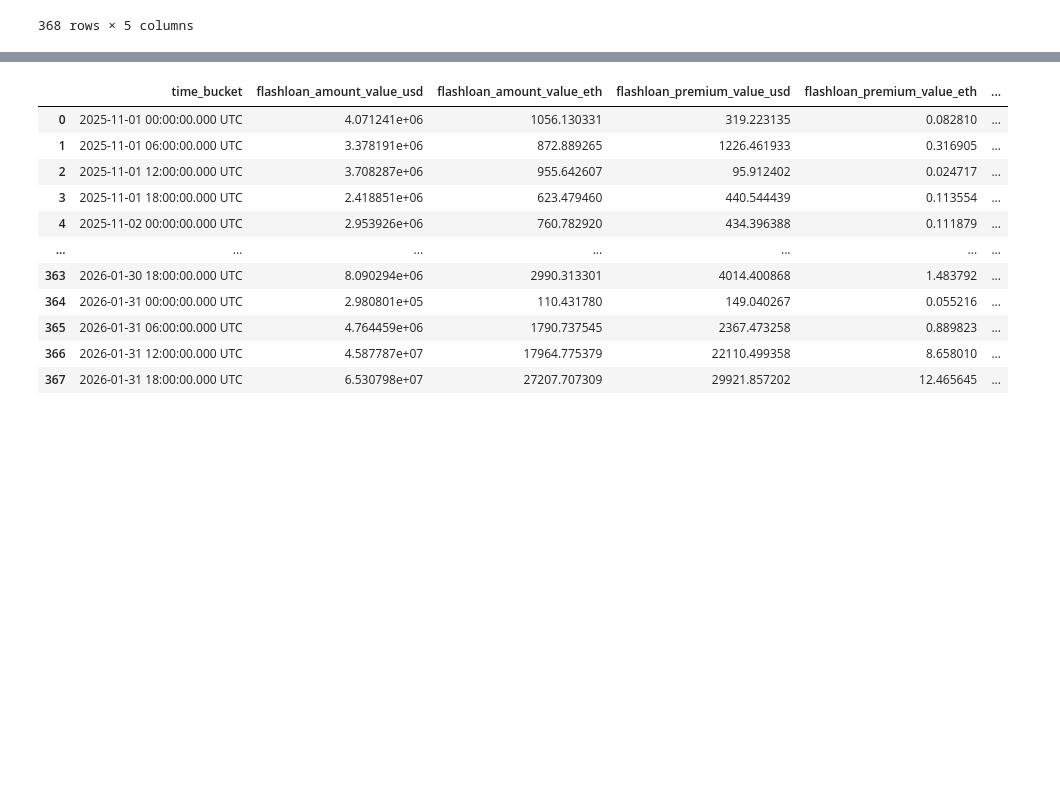
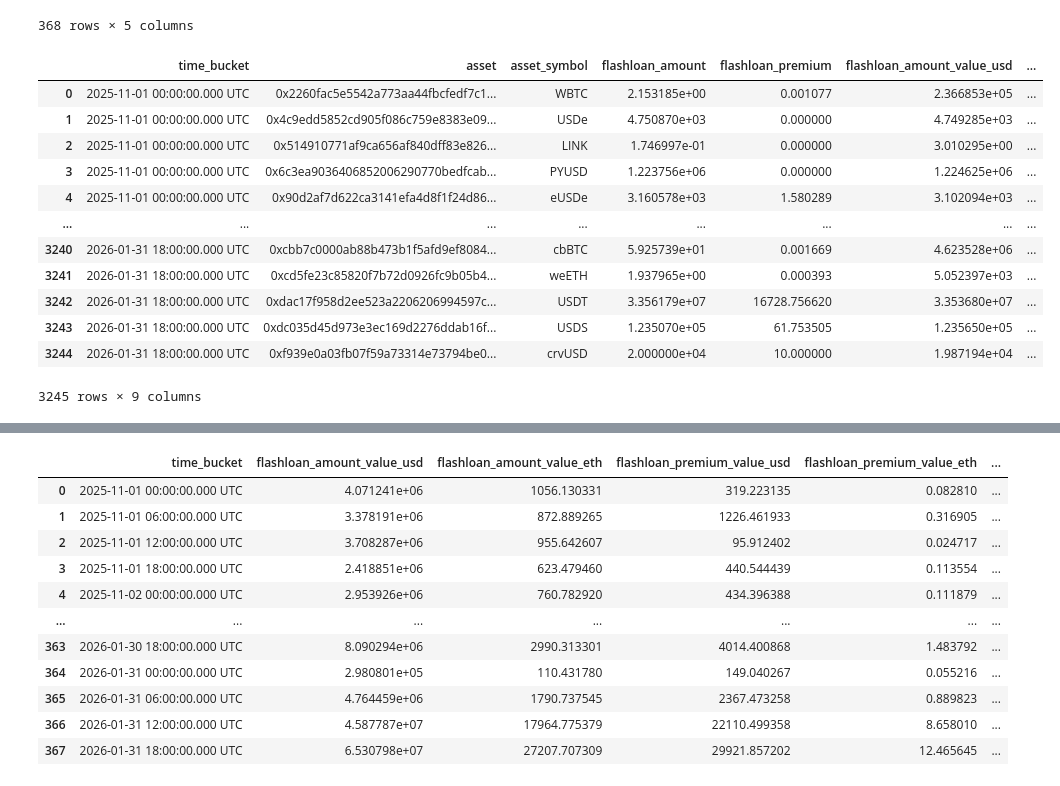
Before and after one commit to md-arham-ali/AAve_v3.1_Credit_risk_scoring, a Jupyter notebook: transform.ipynb, the cells around one changed output, grey strips where cells are left out. Cells and saved outputs as stored; diff of their text form; code cells hidden in the pictures; blank space fills up the shorter version.

```diff
--- a/transform.ipynb
+++ b/transform.ipynb
@@ -925,15 +969,31 @@ df_1_flashloan
 # %%
 df_2_flashloan_scaled = tf.scale_by_decimals(df_0_flashloan, df_2_flashloan_amount, drop_raw=True)
 df_2_flashloan_scaled.drop(flashloan_agg_cols, axis=1, inplace=True)
 df_2_flashloan_scaled.drop(["stable_flashloan_tx_count", "latest_flashloan_block"], axis=1, inplace=True)
 df_2_flashloan_scaled_1 = tf.multiply_by_price(df_2_flashloan_scaled, df_1_borrow, ["flashloan_amount", "flashloan_premium"])
 # df_3_borrow = tf.aggregate_by_time_bucket(df_2_borrow, "time_bucket", borrow_agg_cols, agg_func='sum')
 
 stats_flashloan = [
     "flashloan_amount_value_usd",
     "flashloan_amount_value_eth",
     "flashloan_premium_value_usd",
     "flashloan_premium_value_eth",
 ]
+
+df_2_flashloan_scaled_1
+# %% [output]
+|  | time_bucket | asset | asset_symbol | flashloan_amount | flashloan_premium | flashloan_amount_value_usd | ... |
+| 0 | 2025-11-01 00:00:00.000 UTC | 0x2260fac5e5542a773aa44fbcfedf7c1... | WBTC | 2.153185e+00 | 0.001077 | 2.366853e+05 | ... |
+| 1 | 2025-11-01 00:00:00.000 UTC | 0x4c9edd5852cd905f086c759e8383e09... | USDe | 4.750870e+03 | 0.000000 | 4.749285e+03 | ... |
+| 2 | 2025-11-01 00:00:00.000 UTC | 0x514910771af9ca656af840dff83e826... | LINK | 1.746997e-01 | 0.000000 | 3.010295e+00 | ... |
+| 3 | 2025-11-01 00:00:00.000 UTC | 0x6c3ea9036406852006290770bedfcab... | PYUSD | 1.223756e+06 | 0.000000 | 1.224625e+06 | ... |
+| 4 | 2025-11-01 00:00:00.000 UTC | 0x90d2af7d622ca3141efa4d8f1f24d86... | eUSDe | 3.160578e+03 | 1.580289 | 3.102094e+03 | ... |
+| ... | ... | ... | ... | ... | ... | ... | ... |
+| 3240 | 2026-01-31 18:00:00.000 UTC | 0xcbb7c0000ab88b473b1f5afd9ef8084... | cbBTC | 5.925739e+01 | 0.001669 | 4.623528e+06 | ... |
+| 3241 | 2026-01-31 18:00:00.000 UTC | 0xcd5fe23c85820f7b72d0926fc9b05b4... | weETH | 1.937965e+00 | 0.000393 | 5.052397e+03 | ... |
+| 3242 | 2026-01-31 18:00:00.000 UTC | 0xdac17f958d2ee523a2206206994597c... | USDT | 3.356179e+07 | 16728.756620 | 3.353680e+07 | ... |
+| 3243 | 2026-01-31 18:00:00.000 UTC | 0xdc035d45d973e3ec169d2276ddab16f... | USDS | 1.235070e+05 | 61.753505 | 1.235650e+05 | ... |
+| 3244 | 2026-01-31 18:00:00.000 UTC | 0xf939e0a03fb07f59a73314e73794be0... | crvUSD | 2.000000e+04 | 10.000000 | 1.987194e+04 | ... |
+3245 rows × 9 columns
 # %%
 df_2_flashloan_scaled_2 = tf.aggregate_by_time_bucket(df_2_flashloan_scaled_1, "time_bucket", stats_flashloan , agg_func='sum')
```
Also changed, not shown: parts of 14 cells of this notebook, 5 other files.
